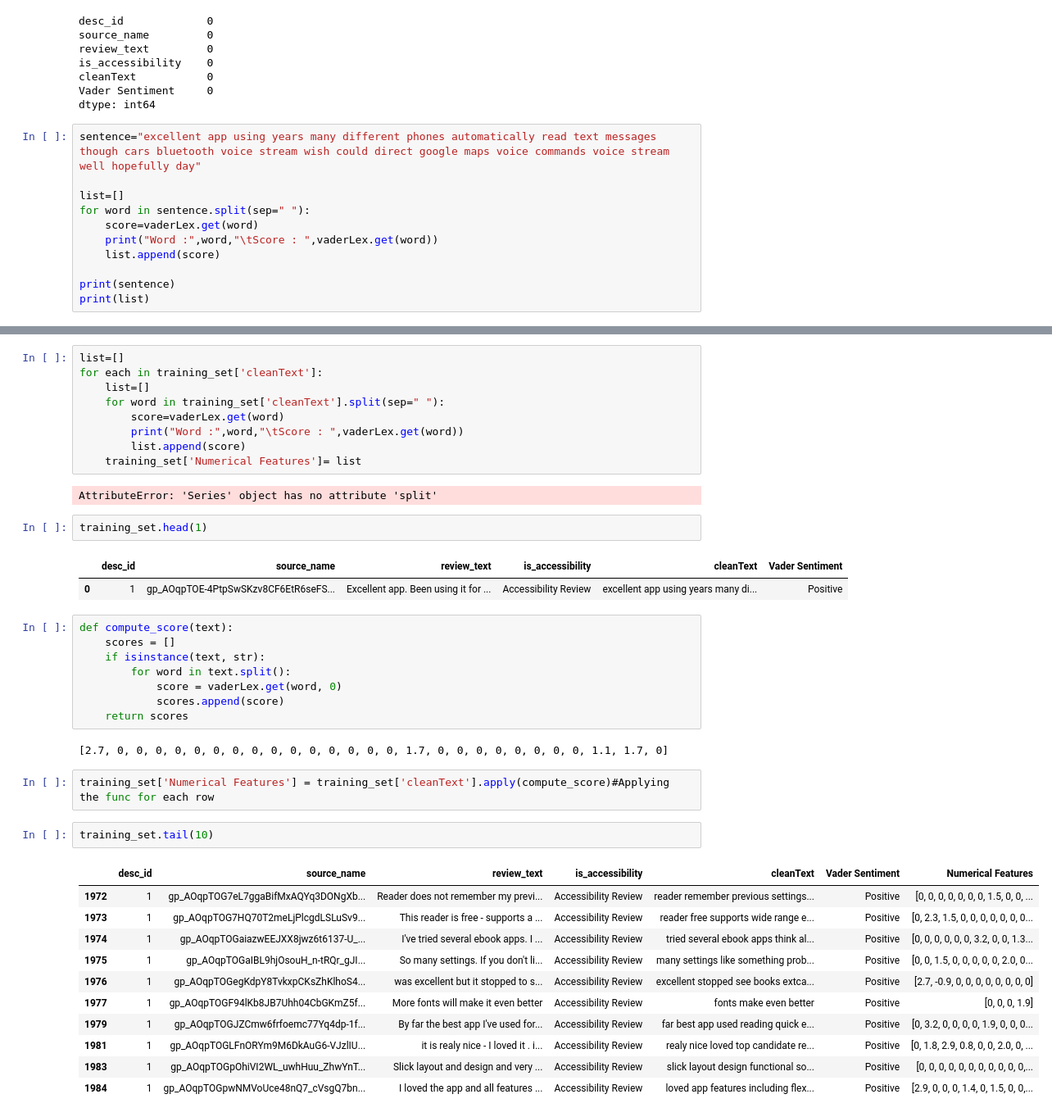
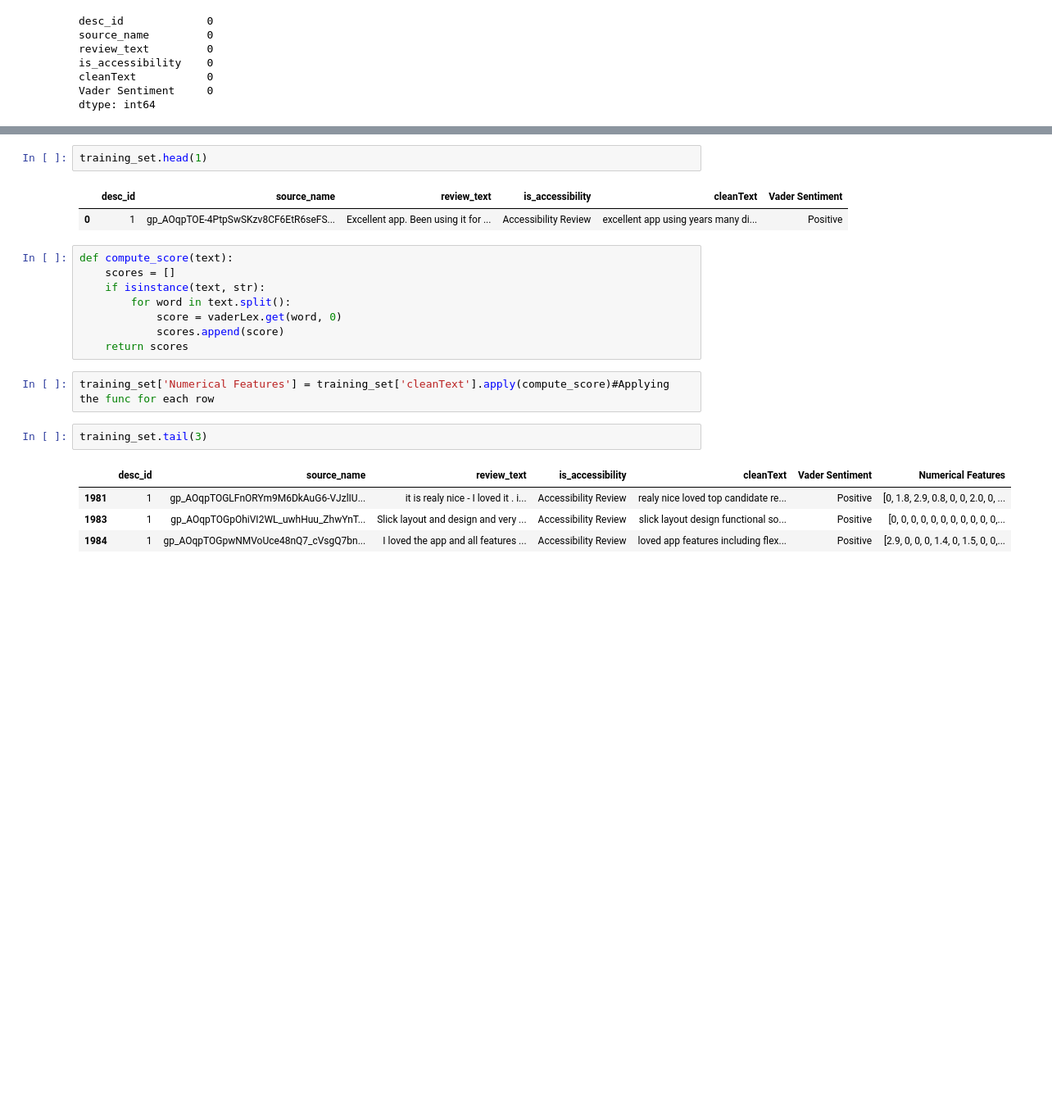
Before and after one commit to Sou7ai1/Sentiment-Analysis, a Jupyter notebook: test.ipynb, the cells around one changed output, grey strips where cells are left out. Shown at 82% size. Saved outputs shown, nothing was run; the diff lists cells and outputs as text; blank space fills up the shorter version.

```diff
--- a/test.ipynb
+++ b/test.ipynb
@@ -71,14 +75,3 @@ is_accessibility    0
 cleanText           0
 Vader Sentiment     0
 dtype: int64
-# %%
-sentence="excellent app using years many different phones automatically read text messages though cars bluetooth voice stream wish could direct google maps voice commands voice stream well hopefully day"
-
-list=[]
-for word in sentence.split(sep=" "):
-    score=vaderLex.get(word)
-    print("Word :",word,"\tScore : ",vaderLex.get(word))
-    list.append(score)
-
-print(sentence)
-print(list)
@@ -103,14 +78,3 @@ excellent app using years many different phones automatically read text messages
-# %%
-list=[]
-for each in training_set['cleanText']:
-    list=[]
-    for word in training_set['cleanText'].split(sep=" "):
-        score=vaderLex.get(word)
-        print("Word :",word,"\tScore : ",vaderLex.get(word))
-        list.append(score)
-    training_set['Numerical Features']= list
-# %% [output]
-AttributeError: 'Series' object has no attribute 'split'
 # %%
 training_set.head(1)
 # %% [output]
@@ -124,21 +88,12 @@ def compute_score(text):
             score = vaderLex.get(word, 0)
             scores.append(score)
     return scores
-# %% [output]
-[2.7, 0, 0, 0, 0, 0, 0, 0, 0, 0, 0, 0, 0, 0, 0, 0, 1.7, 0, 0, 0, 0, 0, 0, 0, 0, 1.1, 1.7, 0]
 # %%
 training_set['Numerical Features'] = training_set['cleanText'].apply(compute_score)#Applying the func for each row
 # %%
-training_set.tail(10)
+training_set.tail(3)
 # %% [output]
 |  | desc_id | source_name | review_text | is_accessibility | cleanText | Vader Sentiment | Numerical Features |
-| 1972 | 1 | gp_AOqpTOG7eL7ggaBifMxAQYq3DONgXb... | Reader does not remember my previ... | Accessibility Review | reader remember previous settings... | Positive | [0, 0, 0, 0, 0, 0, 0, 1.5, 0, 0, ... |
-| 1973 | 1 | gp_AOqpTOG7HQ70T2meLjPlcgdLSLuSv9... | This reader is free - supports a ... | Accessibility Review | reader free supports wide range e... | Positive | [0, 2.3, 1.5, 0, 0, 0, 0, 0, 0, 0... |
-| 1974 | 1 | gp_AOqpTOGaiazwEEJXX8jwz6t6137-U_... | I've tried several ebook apps. I ... | Accessibility Review | tried several ebook apps think al... | Positive | [0, 0, 0, 0, 0, 0, 3.2, 0, 0, 1.3... |
-| 1975 | 1 | gp_AOqpTOGaIBL9hjOsouH_n-tRQr_gJI... | So many settings. If you don't li... | Accessibility Review | many settings like something prob... | Positive | [0, 0, 1.5, 0, 0, 0, 0, 0, 2.0, 0... |
-| 1976 | 1 | gp_AOqpTOGegKdpY8TvkxpCKsZhKlhoS4... | was excellent but it stopped to s... | Accessibility Review | excellent stopped see books extca... | Positive | [2.7, -0.9, 0, 0, 0, 0, 0, 0, 0, 0] |
-| 1977 | 1 | gp_AOqpTOGF94lKb8JB7Uhh04CbGKmZ5f... | More fonts will make it even better | Accessibility Review | fonts make even better | Positive | [0, 0, 0, 1.9] |
-| 1979 | 1 | gp_AOqpTOGJZCmw6frfoemc77Yq4dp-1f... | By far the best app I've used for... | Accessibility Review | far best app used reading quick e... | Positive | [0, 3.2, 0, 0, 0, 0, 1.9, 0, 0, 0... |
 | 1981 | 1 | gp_AOqpTOGLFnORYm9M6DkAuG6-VJzlIU... | it is realy nice - I loved it . i... | Accessibility Review | realy nice loved top candidate re... | Positive | [0, 1.8, 2.9, 0.8, 0, 0, 2.0, 0, ... |
 | 1983 | 1 | gp_AOqpTOGpOhiVI2WL_uwhHuu_ZhwYnT... | Slick layout and design and very ... | Accessibility Review | slick layout design functional so... | Positive | [0, 0, 0, 0, 0, 0, 0, 0, 0, 0, 0,... |
 | 1984 | 1 | gp_AOqpTOGpwNMVoUce48nQ7_cVsgQ7bn... | I loved the app and all features ... | Accessibility Review | loved app features including flex... | Positive | [2.9, 0, 0, 0, 1.4, 0, 1.5, 0, 0,... |
```
Also changed, not shown: parts of 15 cells of this notebook, 1 other file.
